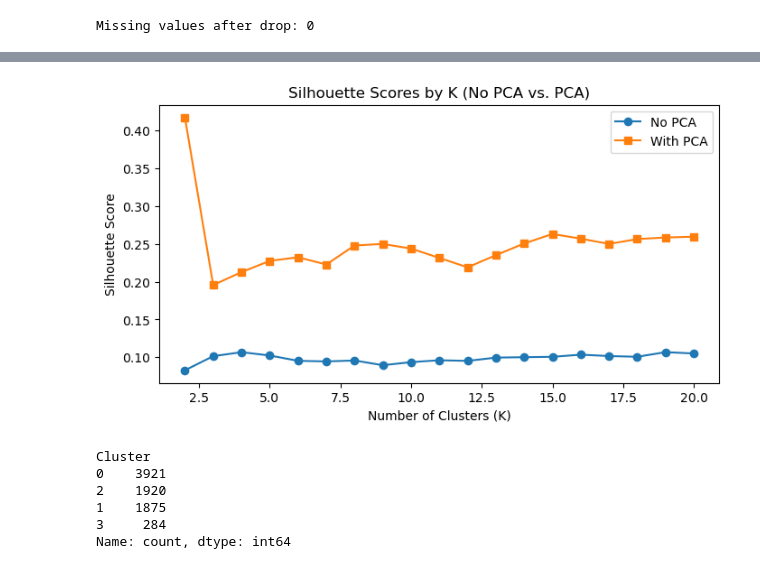
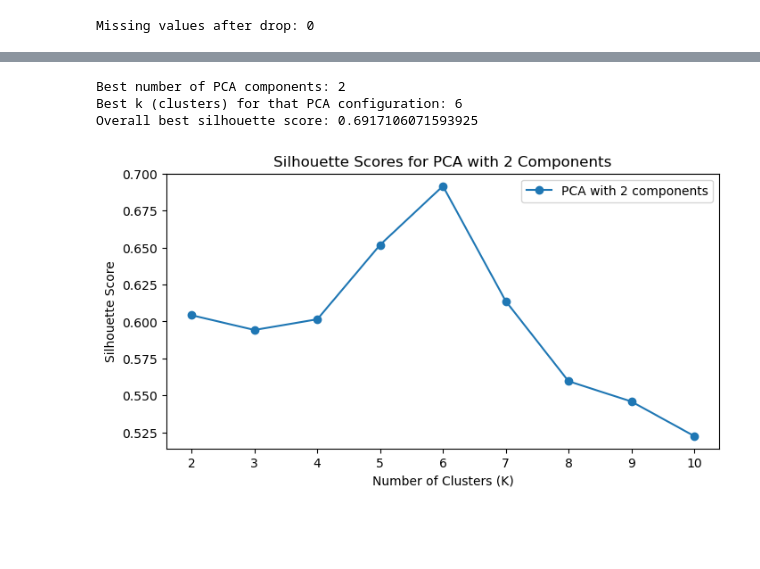
Before and after one commit to H6WU6R/DSA3101-Group-4, a Jupyter notebook: Segmentation.ipynb, the cells around one changed output, grey strips where cells are left out. Cells and saved outputs as stored; diff of their text form; code cells hidden in the pictures; blank space fills up the shorter version.

```diff
--- a/Segmentation.ipynb
+++ b/Segmentation.ipynb
@@ -204,0 +148,12 @@ PCA silhouette scores: [(2, 0.4172082719366), (3, 0.1955505786323778), (4, 0.212
+# %%
+# Define the range for PCA components (adjust based on your data's number of features)
+pca_range = range(2, min(X_scaled.shape[1], 10) + 1)  # from 2 to either 10 or number of features
+
+# Define k-range for K-Means
+k_range = range(2, 11)
+
+# Initialize variables to store the best configuration
+overall_best_sil = -np.inf
+best_pca_n = None
+best_k_for_best = None
+best_scores_for_best = None
@@ -205,43 +184,35 @@ PCA silhouette scores: [(2, 0.4172082719366), (3, 0.1955505786323778), (4, 0.212
+# %%
+# Print the best configuration found
+print("Best number of PCA components:", best_pca_n)
+print("Best k (clusters) for that PCA configuration:", best_k_for_best)
+print("Overall best silhouette score:", overall_best_sil)
+# %% [output]
+Best number of PCA components: 2
+Best k (clusters) for that PCA configuration: 6
+Overall best silhouette score: 0.6917106071593925
+# %%
+# For visualization, re-compute PCA with the best number of components
+pca_best = PCA(n_components=best_pca_n, random_state=42)
+X_pca_best = pca_best.fit_transform(X_scaled)
+# %%
+# Test K-Means silhouette scores on the best PCA configuration
+scores_best = []
+for k in k_range:
+    kmeans_best = KMeans(n_clusters=k, random_state=42)
+    labels_best = kmeans_best.fit_predict(X_pca_best)
+    sil_best = silhouette_score(X_pca_best, labels_best)
+    scores_best.append((k, sil_best))
+# %%
+# Extract values for plotting
+ks_best = [item[0] for item in scores_best]
+sil_values_best = [item[1] for item in scores_best]
 # %%
 plt.figure(figsize=(8, 4))
-
-# Plot no-PCA
-ks_no_pca = [item[0] for item in scores_no_pca]
-sil_no_pca = [item[1] for item in scores_no_pca]
-plt.plot(ks_no_pca, sil_no_pca, marker='o', label='No PCA')
-
-# Plot with PCA
-ks_pca = [item[0] for item in scores_pca]
-sil_pca = [item[1] for item in scores_pca]
-plt.plot(ks_pca, sil_pca, marker='s', label='With PCA')
-
-plt.title("Silhouette Scores by K (No PCA vs. PCA)")
+plt.plot(ks_best, sil_values_best, marker='o', label=f'PCA with {best_pca_n} components')
+plt.title(f"Silhouette Scores for PCA with {best_pca_n} Components")
 plt.xlabel("Number of Clusters (K)")
 plt.ylabel("Silhouette Score")
 plt.legend()
 plt.show()
 # %% [output]
-[figure, old version]
+[figure, new version]
-# %%
-# Example: let’s say we pick K=4 from the no-PCA results
-best_k = 4
-use_pca = False
-
-if use_pca:
-    final_data = X_pca
-else:
-    final_data = X_scaled
-
-kmeans_final = KMeans(n_clusters=best_k, random_state=42)
-cluster_labels = kmeans_final.fit_predict(final_data)
-
-df_clean['Cluster'] = cluster_labels
-
-df_clean['Cluster'].value_counts()
-# %% [output]
-Cluster
-0    3921
-2    1920
-1    1875
-3     284
-Name: count, dtype: int64
```
Also changed, not shown: parts of 11 cells of this notebook.
